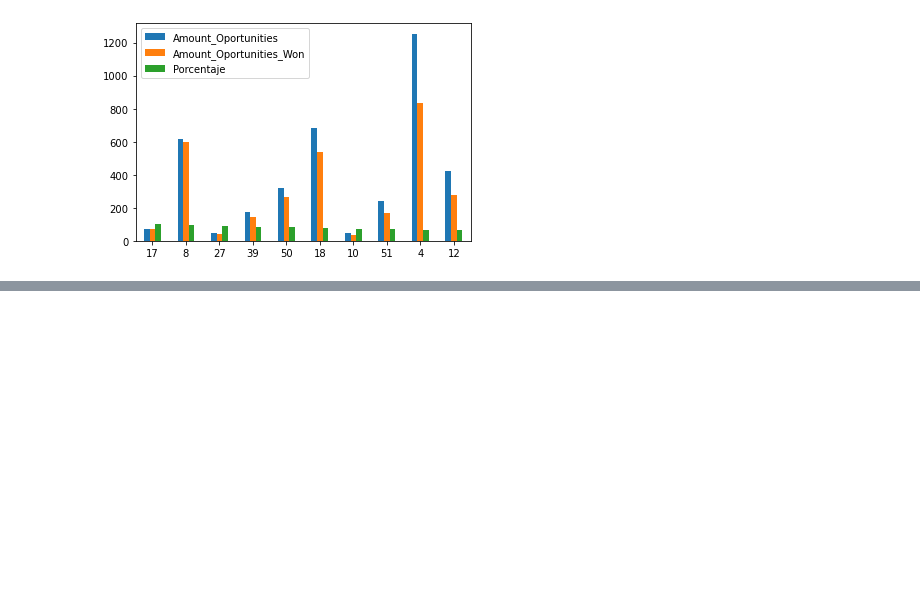
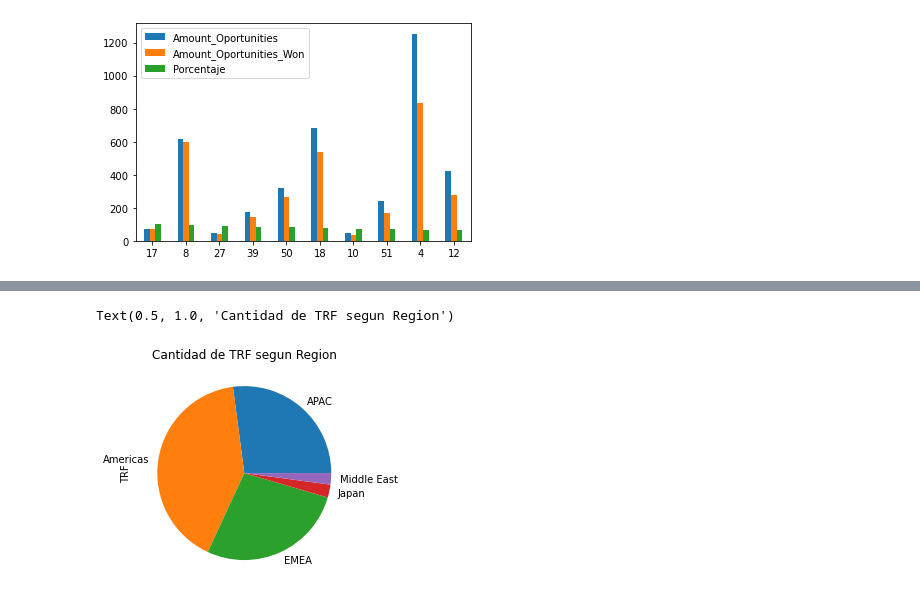
Before and after one commit to FerFabbiano/tp1-OrganizacionDeDatos, a Jupyter notebook: TP1_OrgaDeDatos.ipynb, the cells around one changed output, grey strips where cells are left out. Cells and saved outputs as stored; diff of their text form; code cells hidden in the pictures; blank space fills up the shorter version.

```diff
--- a/TP1_OrgaDeDatos.ipynb
+++ b/TP1_OrgaDeDatos.ipynb
@@ -802,0 +850,7 @@ duenios_con_mayor_porcentaje_exito_plot.set_title("Probabilidad de exito de ")
+# %%
+trf_segun_region = entrenamientoDf.groupby("Region").agg({'TRF' : "sum"})
+trf_segun_region_pie_plot = trf_segun_region["TRF"].plot(kind="pie")
+trf_segun_region_pie_plot.set_title("Cantidad de TRF segun Region")
+# %% [output]
+Text(0.5, 1.0, 'Cantidad de TRF segun Region')
+[figure, added]
```
Also changed, not shown: parts of 8 cells of this notebook.
